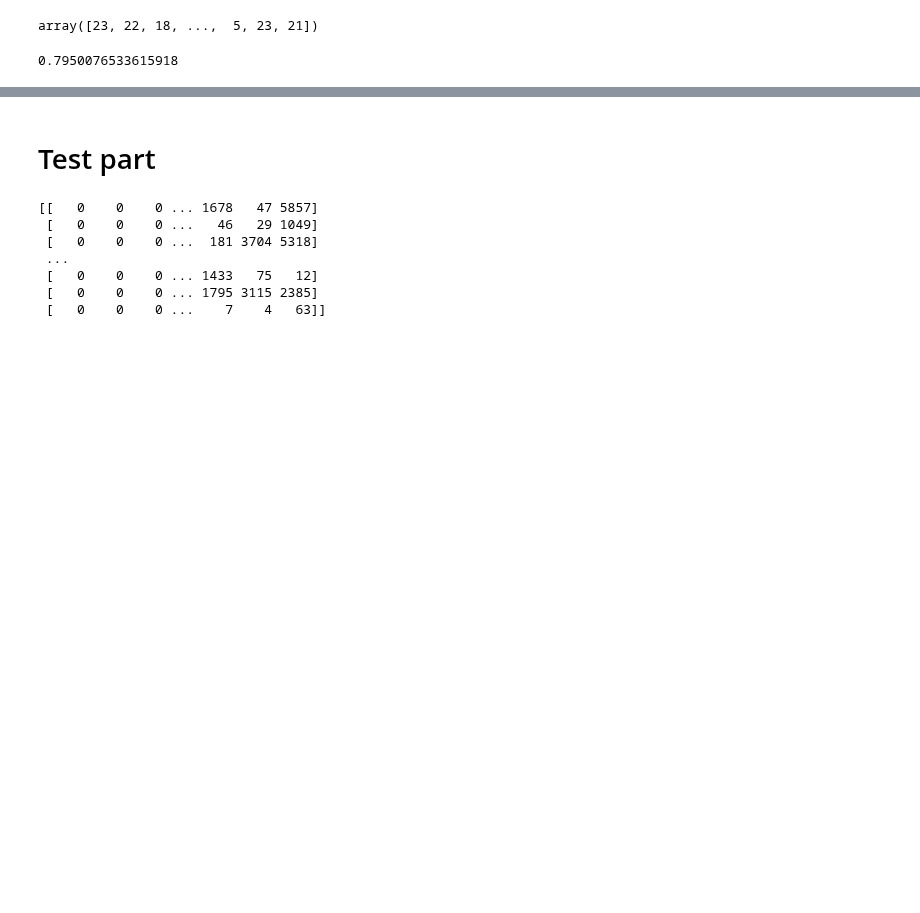
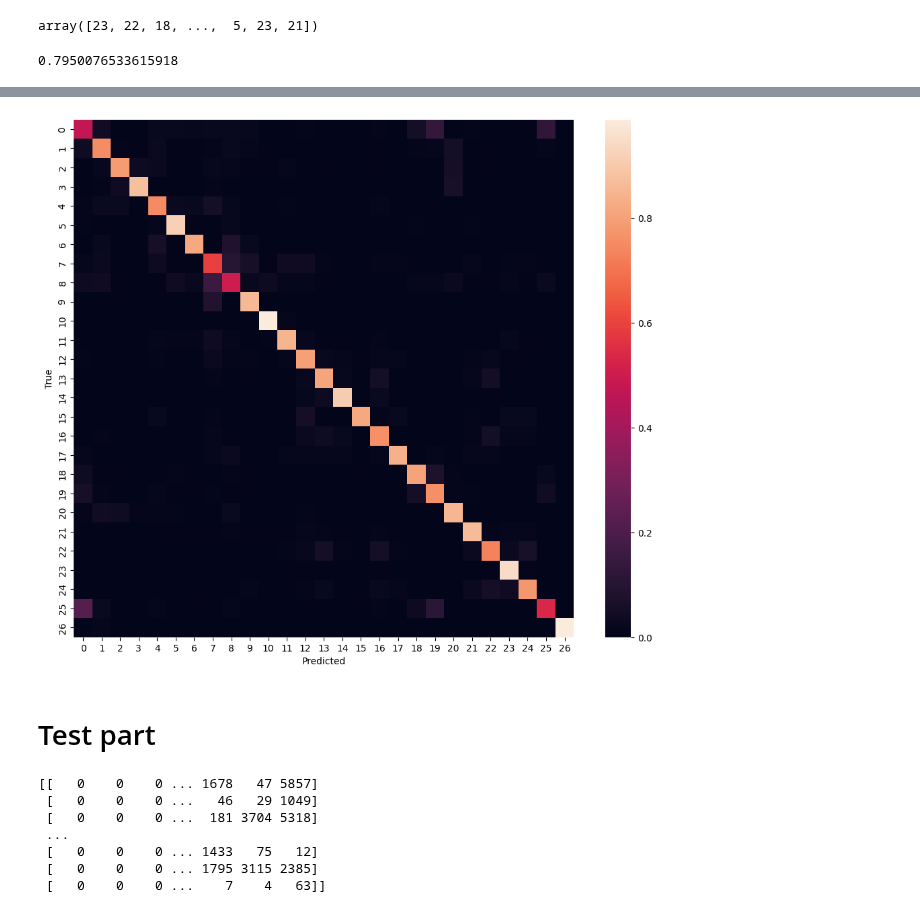
Before and after one commit to gatienc/multimodal_product_data_classification, a Jupyter notebook: notebooks/gatien_designation_text_model_4.ipynb, the cells around one changed output, grey strips where cells are left out. Cells and saved outputs as stored; diff of their text form; code cells hidden in the pictures; blank space fills up the shorter version.

```diff
--- a/notebooks/gatien_designation_text_model_4.ipynb
+++ b/notebooks/gatien_designation_text_model_4.ipynb
@@ -420,3 +420,12 @@ plt.show()
+# %%
+cm = confusion_matrix(val_preds, val_labels,normalize="true")
+plt.figure(figsize=(12, 10))
+sns.heatmap(cm, annot=False, fmt='g')
+plt.xlabel('Predicted')
+plt.ylabel('True')
+plt.show()
+# %% [output]
+[figure, added]
 # %% [markdown]
 # Test part
 # %%
```
Also changed, not shown: parts of 1 cell of this notebook.
